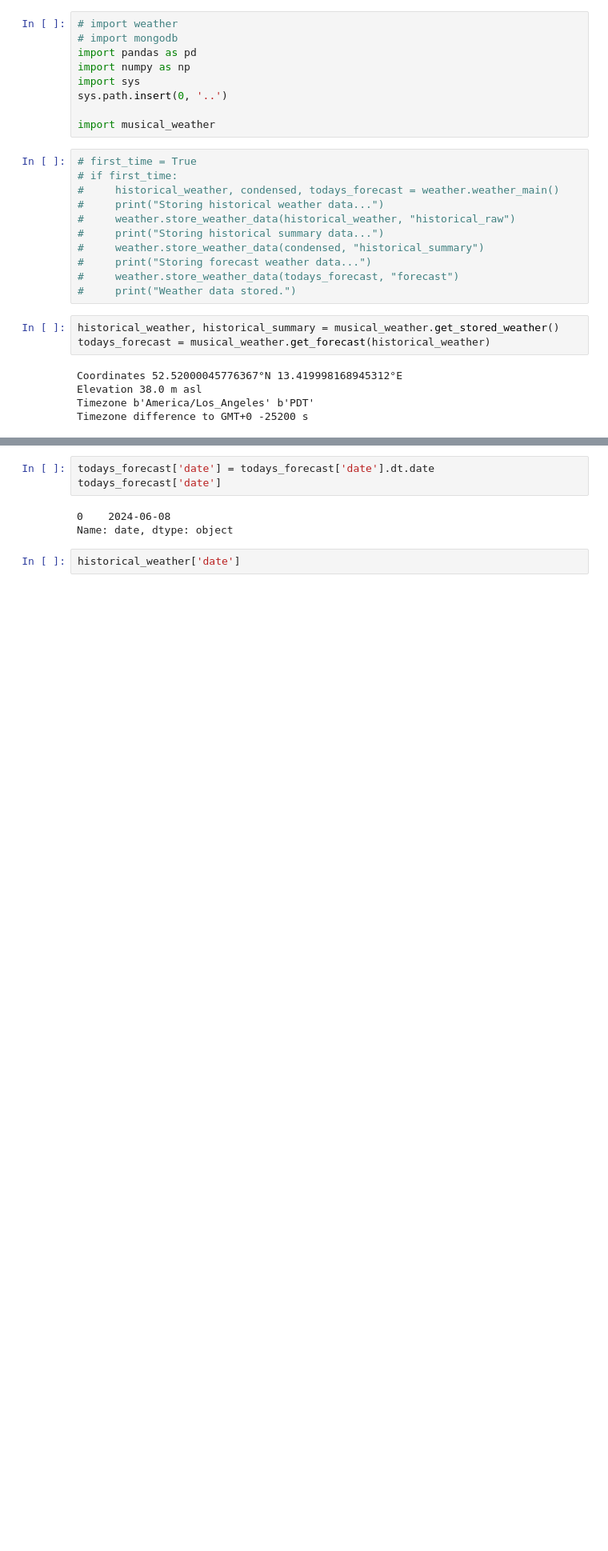
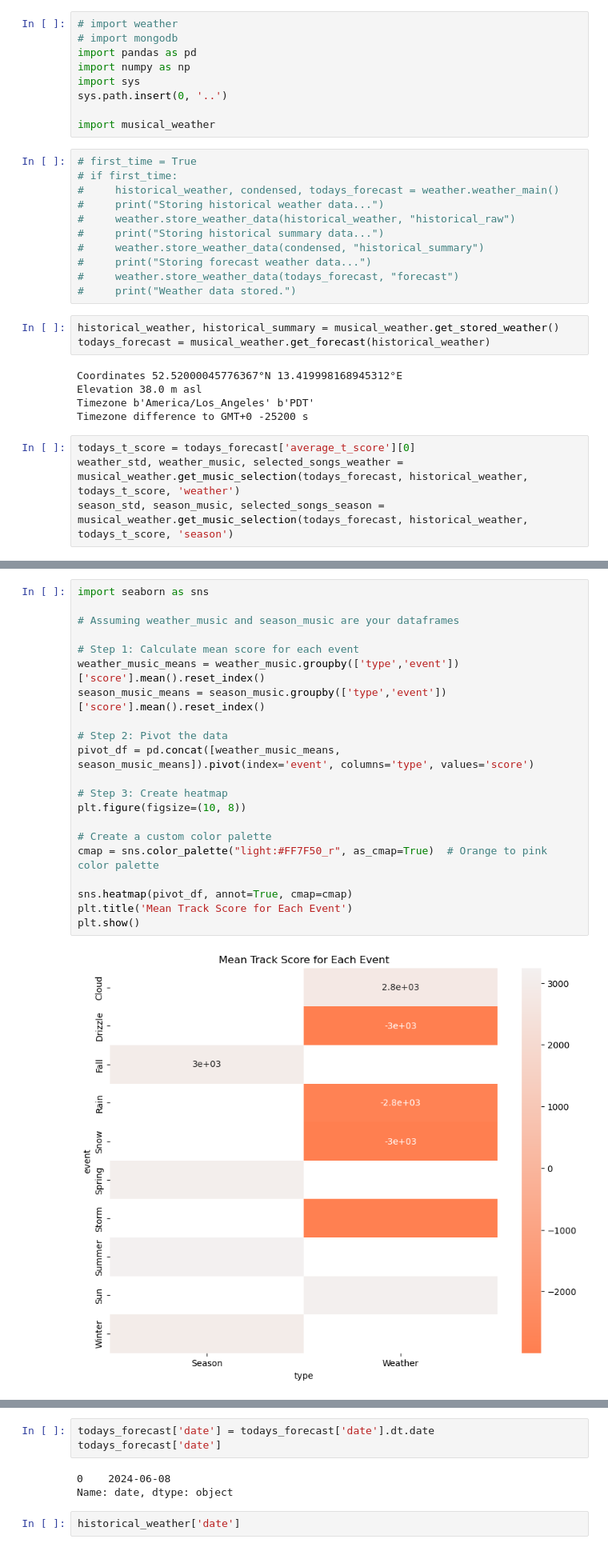
Before and after one commit to mattgraham93/Musical-Weather, a Jupyter notebook: musical_weather_app/files/testing.ipynb, the cells around one changed output, grey strips where cells are left out. Shown at 80% size. Cells and saved outputs as stored; diff of their text form; blank space fills up the shorter version.

```diff
--- a/musical_weather_app/files/testing.ipynb
+++ b/musical_weather_app/files/testing.ipynb
@@ -26,3 +26,7 @@ Coordinates 52.52000045776367°N 13.419998168945312°E
 Elevation 38.0 m asl
 Timezone b'America/Los_Angeles' b'PDT'
 Timezone difference to GMT+0 -25200 s
+# %%
+todays_t_score = todays_forecast['average_t_score'][0]
+weather_std, weather_music, selected_songs_weather = musical_weather.get_music_selection(todays_forecast, historical_weather, todays_t_score, 'weather')
+season_std, season_music, selected_songs_season = musical_weather.get_music_selection(todays_forecast, historical_weather, todays_t_score, 'season')
@@ -28,0 +52,23 @@ Timezone difference to GMT+0 -25200 s
+# %%
+import seaborn as sns
+
+# Assuming weather_music and season_music are your dataframes
+
+# Step 1: Calculate mean score for each event
+weather_music_means = weather_music.groupby(['type','event'])['score'].mean().reset_index()
+season_music_means = season_music.groupby(['type','event'])['score'].mean().reset_index()
+
+# Step 2: Pivot the data
+pivot_df = pd.concat([weather_music_means, season_music_means]).pivot(index='event', columns='type', values='score')
+
+# Step 3: Create heatmap
+plt.figure(figsize=(10, 8))
+
+# Create a custom color palette
+cmap = sns.color_palette("light:#FF7F50_r", as_cmap=True)  # Orange to pink color palette
+
+sns.heatmap(pivot_df, annot=True, cmap=cmap)
+plt.title('Mean Track Score for Each Event')
+plt.show()
+# %% [output]
+[figure, added]
```
Also changed, not shown: parts of 5 cells of this notebook, 12 other files.
